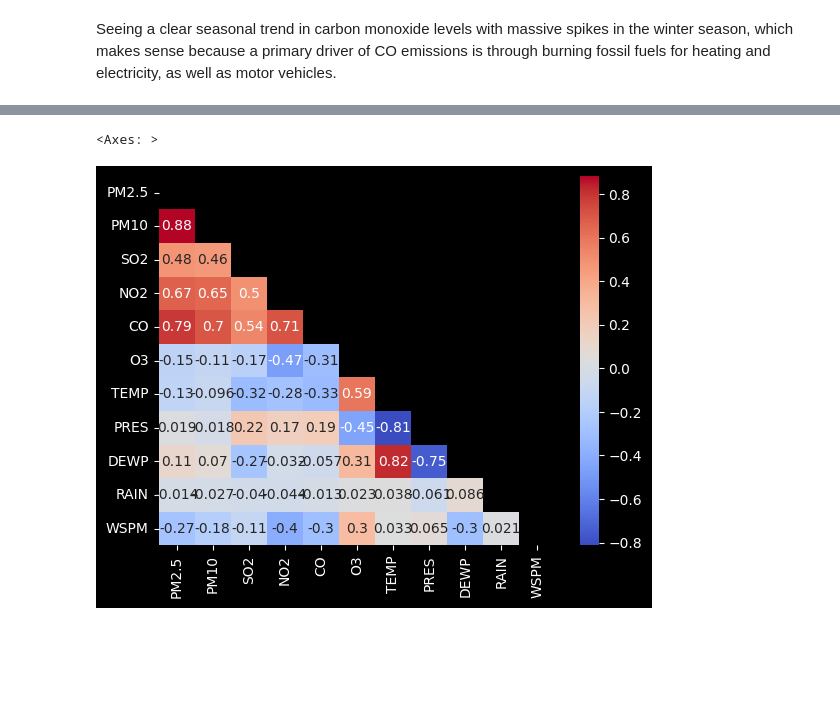
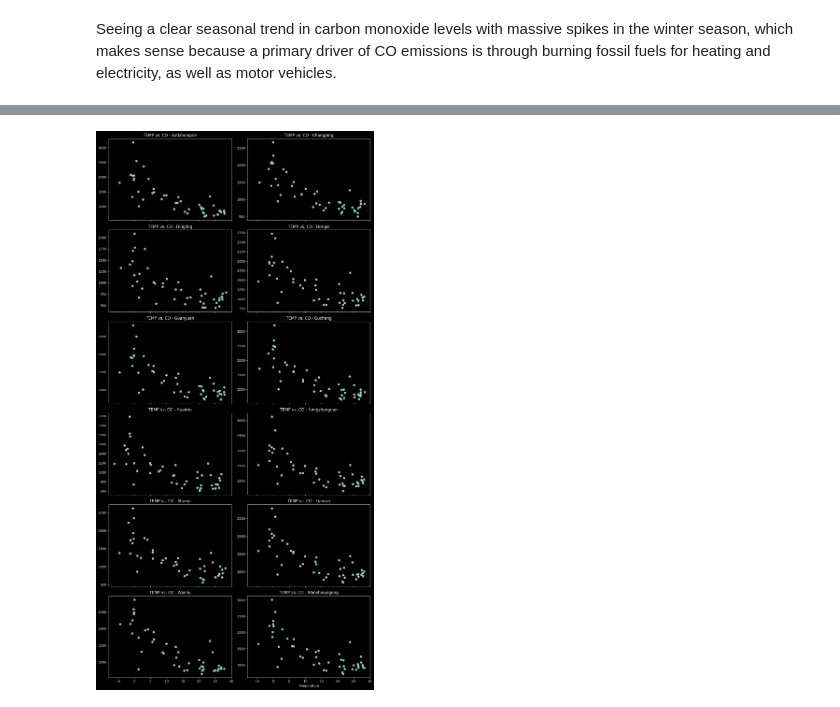
Before and after one commit to justinwhare/Air-Quality-Forecasting, a Jupyter notebook: EDA.ipynb, the cells around one changed output, grey strips where cells are left out. Cells and saved outputs as stored; diff of their text form; code cells hidden in the pictures; blank space fills up the shorter version.

```diff
--- a/EDA.ipynb
+++ b/EDA.ipynb
@@ -110,14 +123,20 @@ Seeing a clear seasonal trend in carbon monoxide levels with massive spikes in t
 # %%
-fig, axes = plt.subplots(nrows=num_stations//2, ncols=2, sharex=True, figsize=(12, 2 * num_stations))
-axes = axes.ravel()
+def correlation_scatter(df, var1, var2):
+    stations = df['station'].unique()
+    num_stations = len(stations)
 
-for ax, station in zip(axes, stations):
-    station_data = monthly_avg[monthly_avg['station'] == station]
+    monthly_avg = df.drop('wd', axis=1).groupby('station').resample('ME').mean().reset_index()
 
-    ax.scatter(station_data['TEMP'], station_data['CO'])
-    ax.set_title(f"Temperature vs. CO concentration - {station}")
-    ax.set_ylabel(r"CO Concentration ($\mu g/m^3$ )")
+    fig, axes = plt.subplots(nrows=num_stations//2, ncols=2, sharex=True, figsize=(12, 2 * num_stations))
+    axes = axes.ravel()
 
-plt.xlabel('Temperature')
-plt.tight_layout()
-plt.show()
+    for ax, station in zip(axes, stations):
+        station_data = monthly_avg[monthly_avg['station'] == station]
+
+        ax.scatter(station_data[var1], station_data[var2])
+        ax.set_title(f"{var1} vs. {var2} - {station}")
+        #ax.set_ylabel(r"CO Concentration ($\mu g/m^3$ )")
+
+    plt.xlabel('Temperature')
+    plt.tight_layout()
+    plt.show()
@@ -126,7 +143,4 @@ plt.show()
-# %%
-corr_matrix = df[stat_cols].corr()
-mask = np.triu(np.ones_like(corr_matrix, dtype=bool))
-sns.heatmap(corr_matrix, mask=mask, annot=True, cmap='coolwarm')
-# %% [output]
-<Axes: >
-[figure, removed]
+# %%
+correlation_scatter(df, 'TEMP', 'CO')
+# %% [output]
+[figure, added]
```
Also changed, not shown: parts of 17 cells of this notebook.
